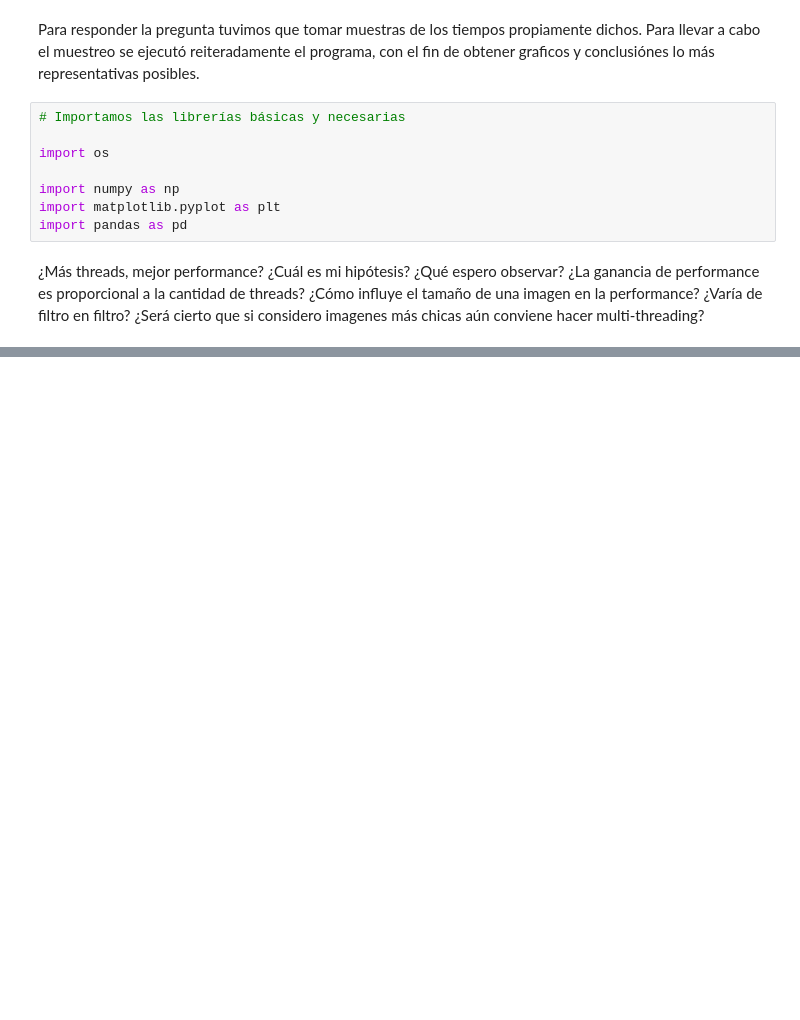
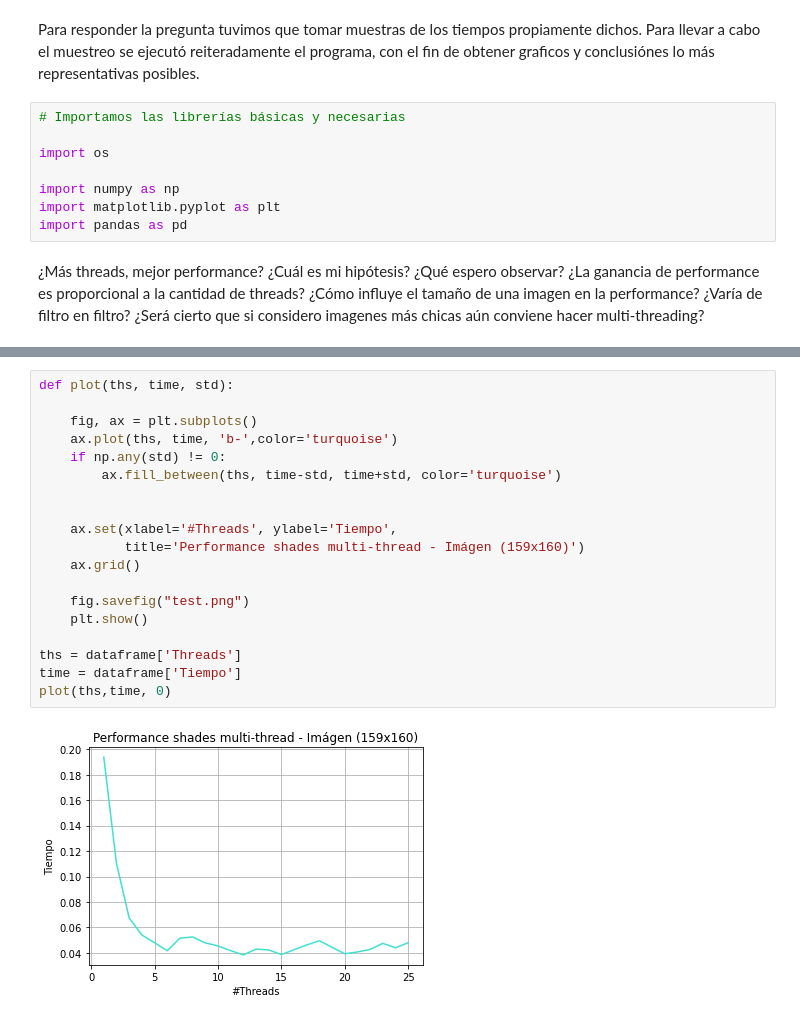
Before and after one commit to ManuelCorales/Tp-Imagenes, a Jupyter notebook: entregable/archivosDocumentacion/Fucci_Corales - Experimentación TP Imagenes.ipynb, the cells around one changed output, grey strips where cells are left out. Drawn from its saved outputs; the diff is of its cells as text; blank space fills up the shorter version.

```diff
--- a/entregable/archivosDocumentacion/Fucci_Corales - Experimentación TP Imagenes.ipynb
+++ b/entregable/archivosDocumentacion/Fucci_Corales - Experimentación TP Imagenes.ipynb
@@ -49,0 +50,21 @@ dataframe
+# %%
+def plot(ths, time, std):
+
+    fig, ax = plt.subplots()
+    ax.plot(ths, time, 'b-',color='turquoise')
+    if np.any(std) != 0:
+        ax.fill_between(ths, time-std, time+std, color='turquoise')
+
+
+    ax.set(xlabel='#Threads', ylabel='Tiempo',
+           title='Performance shades multi-thread - Imágen (159x160)')
+    ax.grid()
+
+    fig.savefig("test.png")
+    plt.show()
+
+ths = dataframe['Threads']
+time = dataframe['Tiempo']
+plot(ths,time, 0)
+# %% [output]
+[figure, added]
```
Also changed, not shown: parts of 6 cells of this notebook, 21 other files.
